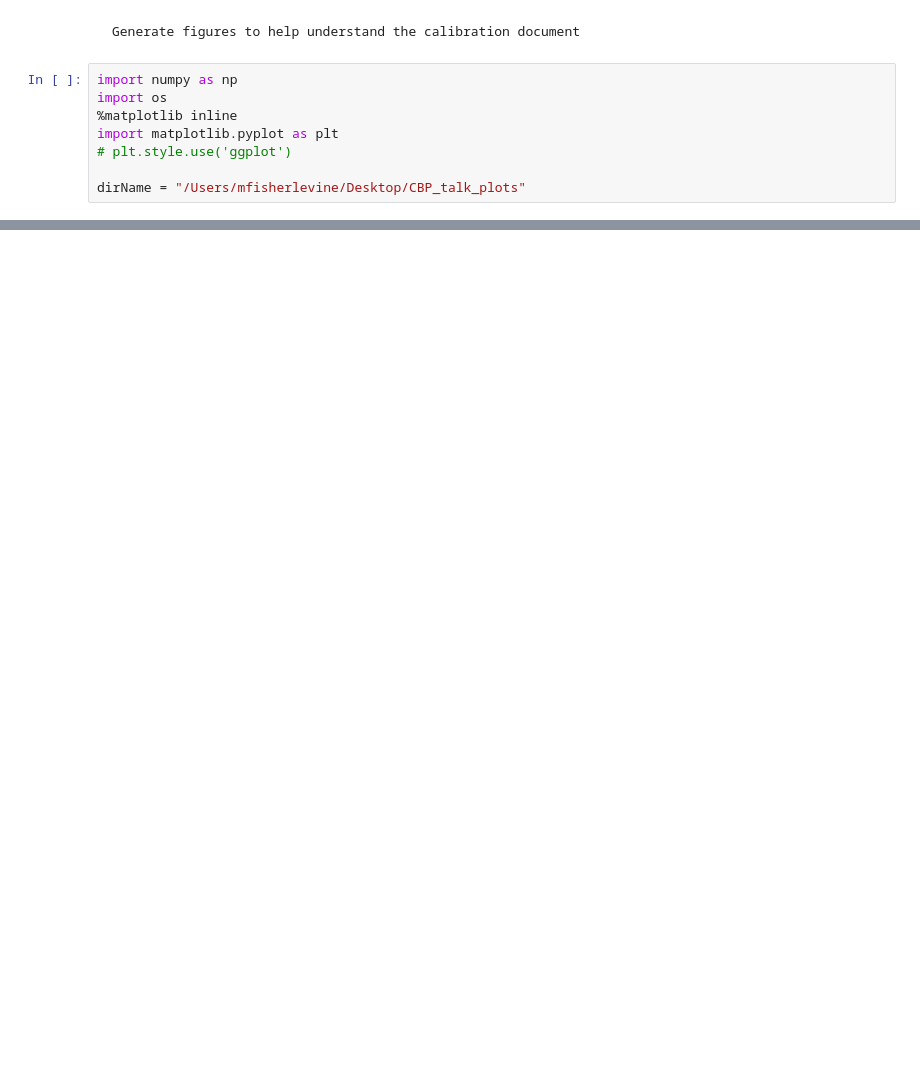
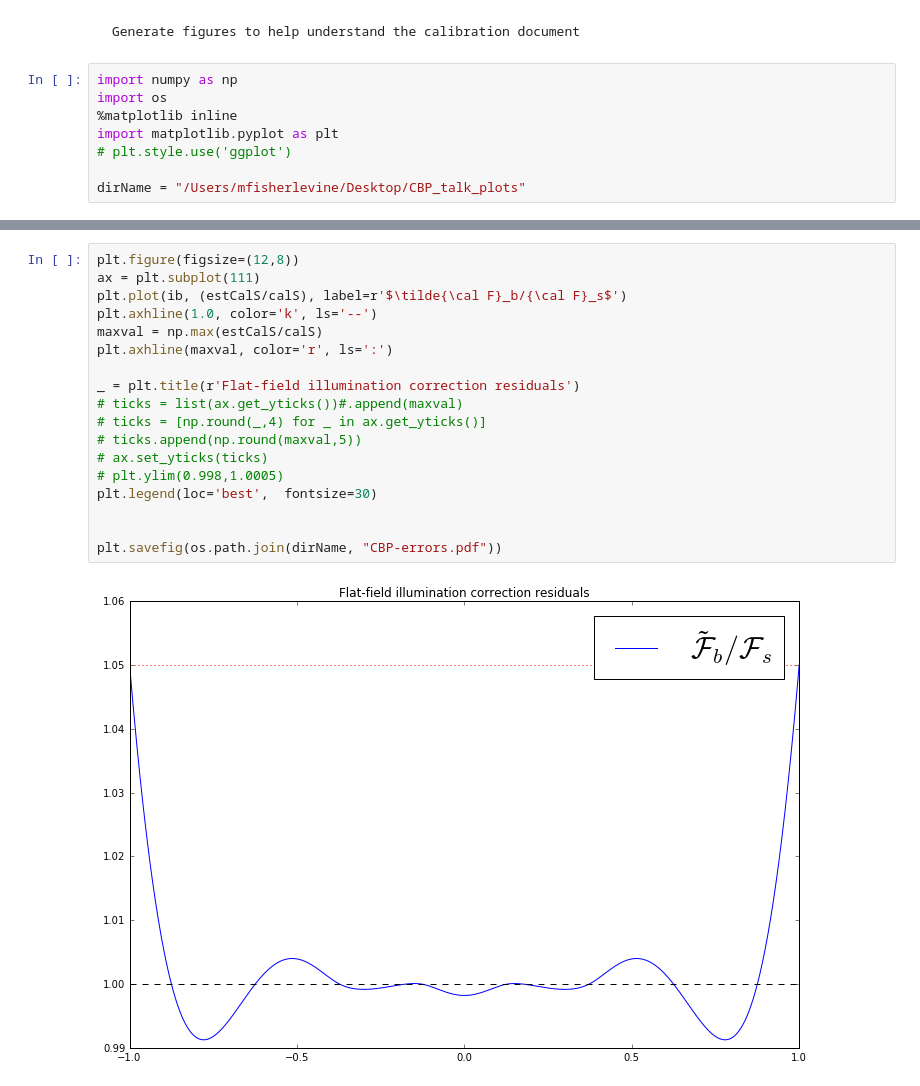
Before and after one commit to lsst-dm/calibration-scripts, a Jupyter notebook: cbp_spots_merlin.ipynb, the cells around one changed output, grey strips where cells are left out. Drawn from its saved outputs; the diff is of its cells as text; blank space fills up the shorter version.

```diff
--- a/cbp_spots_merlin.ipynb
+++ b/cbp_spots_merlin.ipynb
@@ -106,0 +148,20 @@ plt.savefig(os.path.join(dirName, "CBP-errors.pdf"))
+# %%
+plt.figure(figsize=(12,8))
+ax = plt.subplot(111)
+plt.plot(ib, (estCalS/calS), label=r'$\tilde{\cal F}_b/{\cal F}_s$')
+plt.axhline(1.0, color='k', ls='--')
+maxval = np.max(estCalS/calS)
+plt.axhline(maxval, color='r', ls=':')
+
+_ = plt.title(r'Flat-field illumination correction residuals')
+# ticks = list(ax.get_yticks())#.append(maxval)
+# ticks = [np.round(_,4) for _ in ax.get_yticks()]
+# ticks.append(np.round(maxval,5))
+# ax.set_yticks(ticks)
+# plt.ylim(0.998,1.0005)
+plt.legend(loc='best',  fontsize=30)
+
+
+plt.savefig(os.path.join(dirName, "CBP-errors.pdf"))
+# %% [output]
+[figure, added]
```
Also changed, not shown: parts of 10 cells of this notebook.
